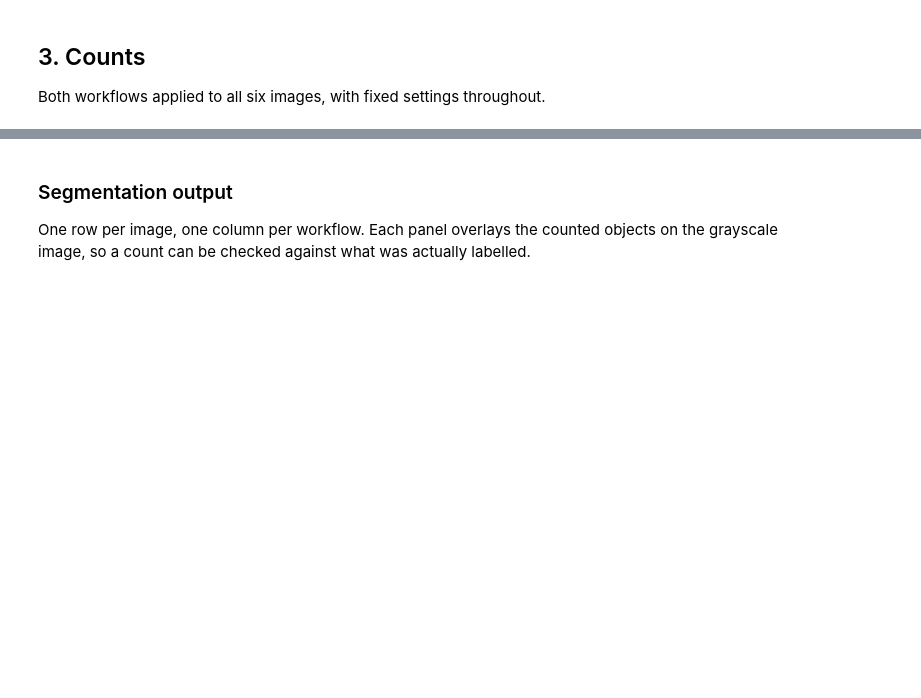
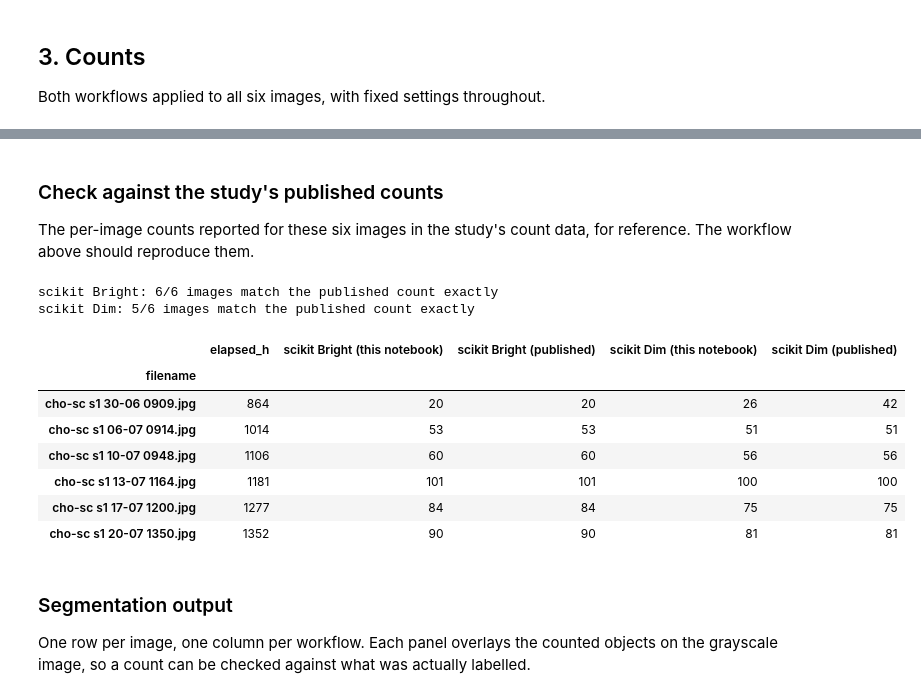
Before and after one commit to kabrahamsUCT/cell-counting-image-limits, a Jupyter notebook: procedural-workflows.ipynb, the cells around one changed output, grey strips where cells are left out. Cells and saved outputs as stored; diff of their text form; code cells hidden in the pictures; blank space fills up the shorter version.

Commit message:
Exact Workflows

```diff
--- a/procedural-workflows.ipynb
+++ b/procedural-workflows.ipynb
@@ -231,3 +233,42 @@ counts
+# %% [markdown]
+### Check against the study's published counts
+
+The per-image counts reported for these six images in the study's count data,
+for reference. The workflow above should reproduce them.
+# %%
+# Published per-image counts for these six images (study count data).
+PUBLISHED = {
+    "cho-sc s1 30-06 0909.jpg": {"scikit Bright": 20, "scikit Dim": 42},
+    "cho-sc s1 06-07 0914.jpg": {"scikit Bright": 53, "scikit Dim": 51},
+    "cho-sc s1 10-07 0948.jpg": {"scikit Bright": 60, "scikit Dim": 56},
+    "cho-sc s1 13-07 1164.jpg": {"scikit Bright": 101, "scikit Dim": 100},
+    "cho-sc s1 17-07 1200.jpg": {"scikit Bright": 84, "scikit Dim": 75},
+    "cho-sc s1 20-07 1350.jpg": {"scikit Bright": 90, "scikit Dim": 81},
+}
+
+check = counts[["filename", "elapsed_h"]].copy()
+for workflow in WORKFLOWS:
+    check[f"{workflow} (this notebook)"] = counts[workflow]
+    check[f"{workflow} (published)"] = counts["filename"].map(
+        lambda n, w=workflow: PUBLISHED[n][w]
+    )
+
+for workflow in WORKFLOWS:
+    agree = (check[f"{workflow} (this notebook)"] == check[f"{workflow} (published)"]).sum()
+    print(f"{workflow}: {agree}/{len(check)} images match the published count exactly")
+
+check.set_index("filename")
+# %% [output]
+scikit Bright: 6/6 images match the published count exactly
+scikit Dim: 5/6 images match the published count exactly
+|  | elapsed_h | scikit Bright (this notebook) | scikit Bright (published) | scikit Dim (this notebook) | scikit Dim (published) |
+| filename |  |  |  |  |  |
+| cho-sc s1 30-06 0909.jpg | 864 | 20 | 20 | 26 | 42 |
+| cho-sc s1 06-07 0914.jpg | 1014 | 53 | 53 | 51 | 51 |
+| cho-sc s1 10-07 0948.jpg | 1106 | 60 | 60 | 56 | 56 |
+| cho-sc s1 13-07 1164.jpg | 1181 | 101 | 101 | 100 | 100 |
+| cho-sc s1 17-07 1200.jpg | 1277 | 84 | 84 | 75 | 75 |
+| cho-sc s1 20-07 1350.jpg | 1352 | 90 | 90 | 81 | 81 |
 # %% [markdown]
 ### Segmentation output
 
```
Also changed, not shown: parts of 5 cells of this notebook, 1 other file.
